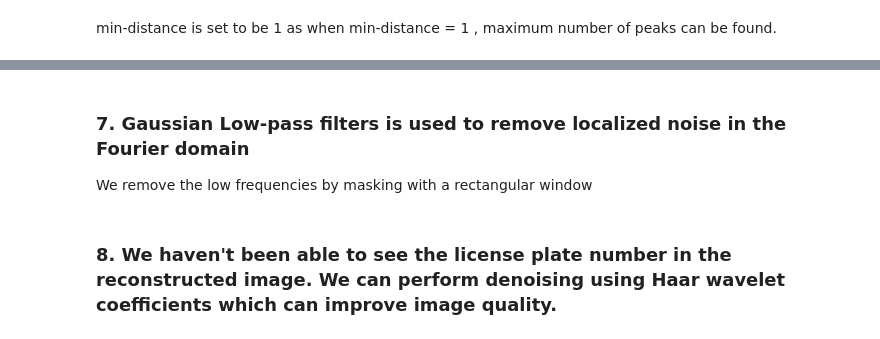
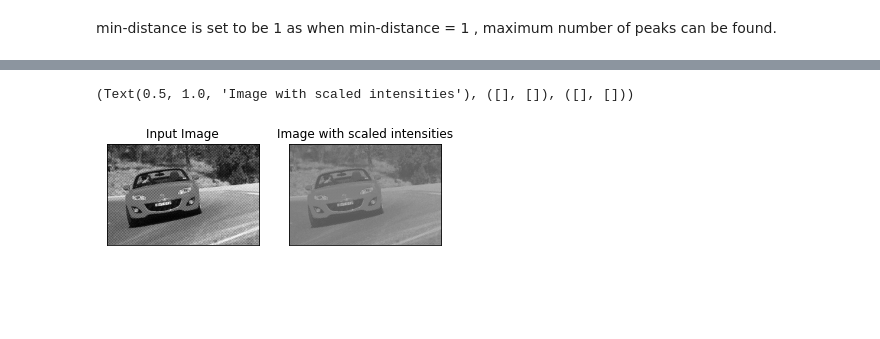
Before and after one commit to henrywan1920/AdvancedMath, a Jupyter notebook: Group2.ipynb, the cells around one changed output, grey strips where cells are left out. Cells and saved outputs as stored; diff of their text form; code cells hidden in the pictures; blank space fills up the shorter version.

```diff
--- a/Group2.ipynb
+++ b/Group2.ipynb
@@ -113,15 +135,4 @@ array([[    0.           +0.j        ,  -583.24054901-3054.39176612j,
 # %%
-# Perform the inverse Fourier transform
-# Shift back (we shifted the center with np.fft.fftshift before)
-f_ishift = np.fft.ifftshift(fshift)
-
-# inverse fft to get the image back
-img_back = ifft2(f_ishift)
-# take real part of the inverse FT
-img_back = img_back.real
-
-plt.subplot(121),plt.imshow(new_im, cmap = 'gray')
-plt.title('Input Image'), plt.xticks([]), plt.yticks([])
-plt.subplot(122),plt.imshow(img_back, cmap = 'gray')
-plt.title('Image with new freq components'), plt.xticks([]), plt.yticks([])
-print("We can find the inverse FT reconstruct isn't in the same intensity range as the original.")
+# Scale intensities to the range [0, 255]
+img_back_with_scaled_intensities=(img_back-np.min(img_back))*255.0/(np.max(img_back)-np.min(img_back))
+img = img_back_with_scaled_intensities
@@ -185,5 +139,8 @@ plt.title('Image with new freq components'), plt.xticks([]), plt.yticks([])
-# %% [markdown]
-### 7. Gaussian Low-pass filters is used to remove localized noise in the Fourier domain
-We remove the low frequencies by masking with a rectangular window
-# %% [markdown]
-### 8. We haven't been able to see the license plate number in the reconstructed image.  We can perform denoising using Haar wavelet coefficients which can improve image quality.
+# %%
+plt.subplot(121),plt.imshow(new_im, cmap = 'gray')
+plt.title('Input Image'), plt.xticks([]), plt.yticks([])
+plt.subplot(122),plt.imshow(img, cmap = 'gray')
+plt.title('Image with scaled intensities'), plt.xticks([]), plt.yticks([])
+# %% [output]
+(Text(0.5, 1.0, 'Image with scaled intensities'), ([], []), ([], []))
+[figure, added]
```
Also changed, not shown: parts of 21 cells of this notebook.
